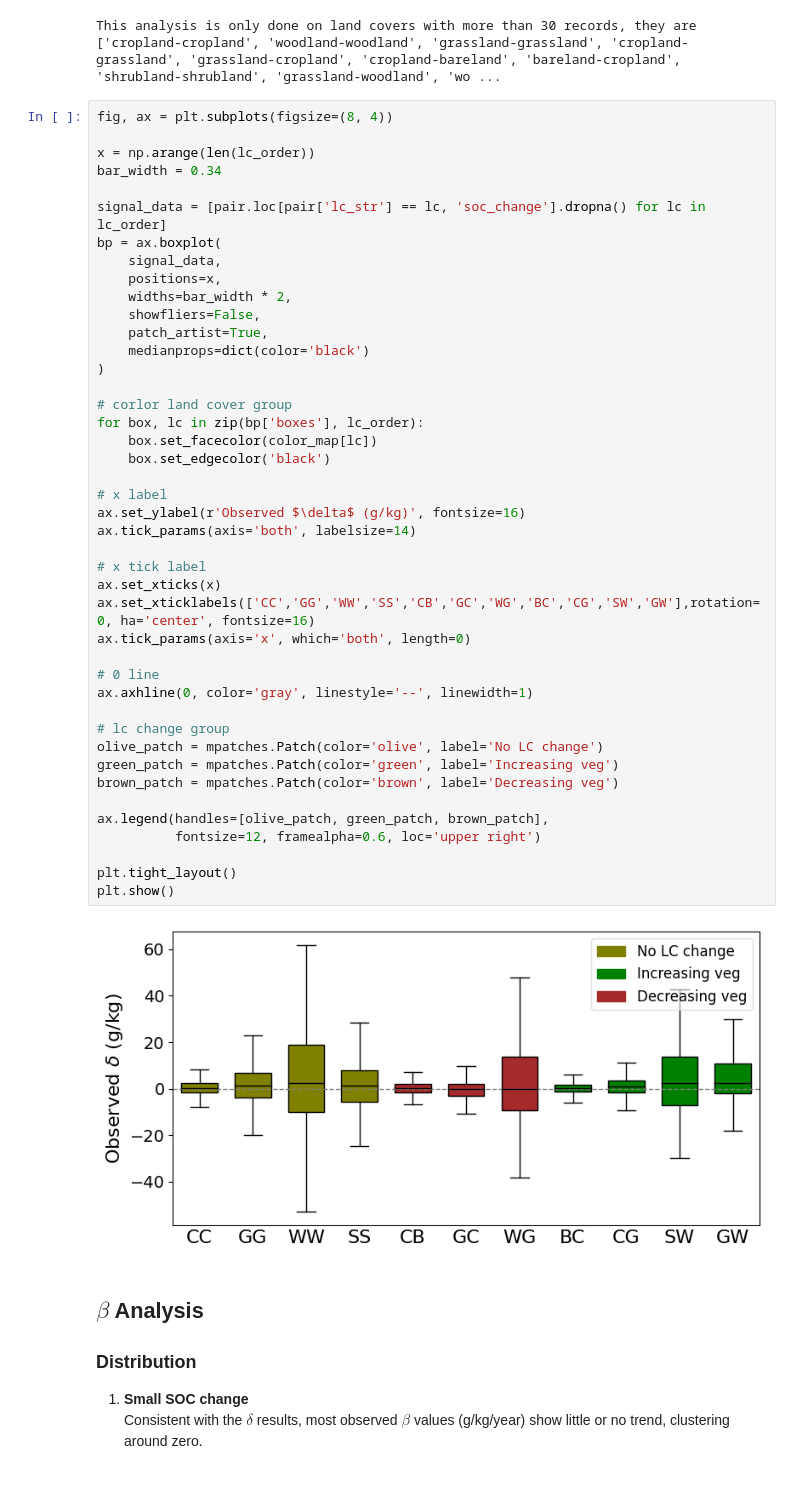
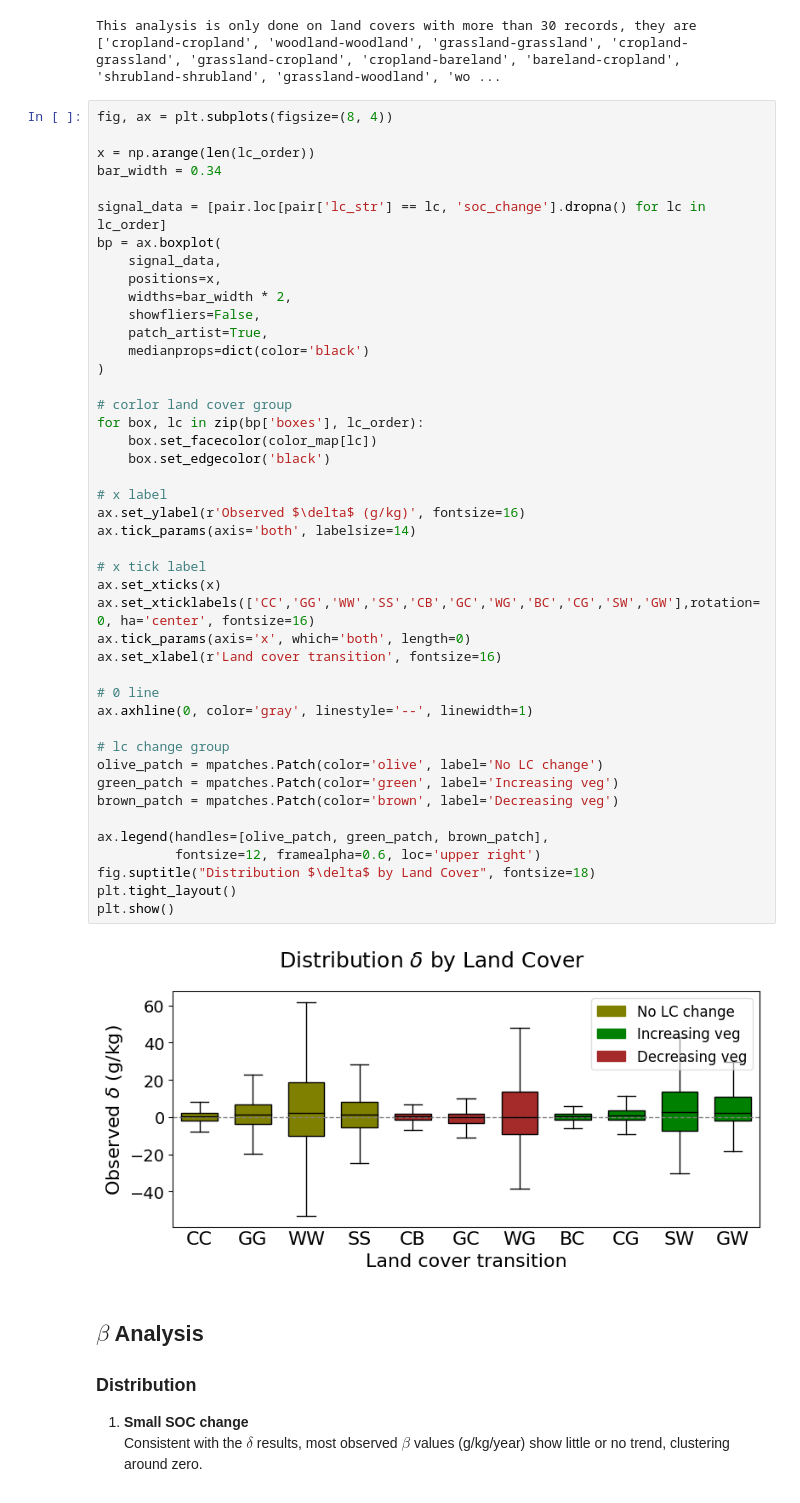
Before and after one commit to Meng2077/trend-with-uncertainty, a Jupyter notebook: 04b_plot_lucas.tmporal.variability.ipynb, the cells around one changed output. Drawn from its saved outputs; the diff is of its cells as text.

```diff
--- a/04b_plot_lucas.tmporal.variability.ipynb
+++ b/04b_plot_lucas.tmporal.variability.ipynb
@@ -163,35 +163,36 @@ bp = ax.boxplot(
     medianprops=dict(color='black')
 )
 
 # corlor land cover group
 for box, lc in zip(bp['boxes'], lc_order):
     box.set_facecolor(color_map[lc])
     box.set_edgecolor('black')
 
 # x label
 ax.set_ylabel(r'Observed $\delta$ (g/kg)', fontsize=16)
 ax.tick_params(axis='both', labelsize=14)
 
 # x tick label
 ax.set_xticks(x)
 ax.set_xticklabels(['CC','GG','WW','SS','CB','GC','WG','BC','CG','SW','GW'],rotation=0, ha='center', fontsize=16)
 ax.tick_params(axis='x', which='both', length=0)
+ax.set_xlabel(r'Land cover transition', fontsize=16)
 
 # 0 line
 ax.axhline(0, color='gray', linestyle='--', linewidth=1)
 
 # lc change group
 olive_patch = mpatches.Patch(color='olive', label='No LC change')
 green_patch = mpatches.Patch(color='green', label='Increasing veg')
 brown_patch = mpatches.Patch(color='brown', label='Decreasing veg')
 
 ax.legend(handles=[olive_patch, green_patch, brown_patch],
           fontsize=12, framealpha=0.6, loc='upper right')
-
+fig.suptitle("Distribution $\delta$ by Land Cover", fontsize=18)
 plt.tight_layout()
 plt.show()
 # %% [output]
-[figure, old version]
+[figure, new version]
 # %% [markdown]
 ## $\beta$ Analysis
 
```
Also changed, not shown: parts of 4 cells of this notebook.
